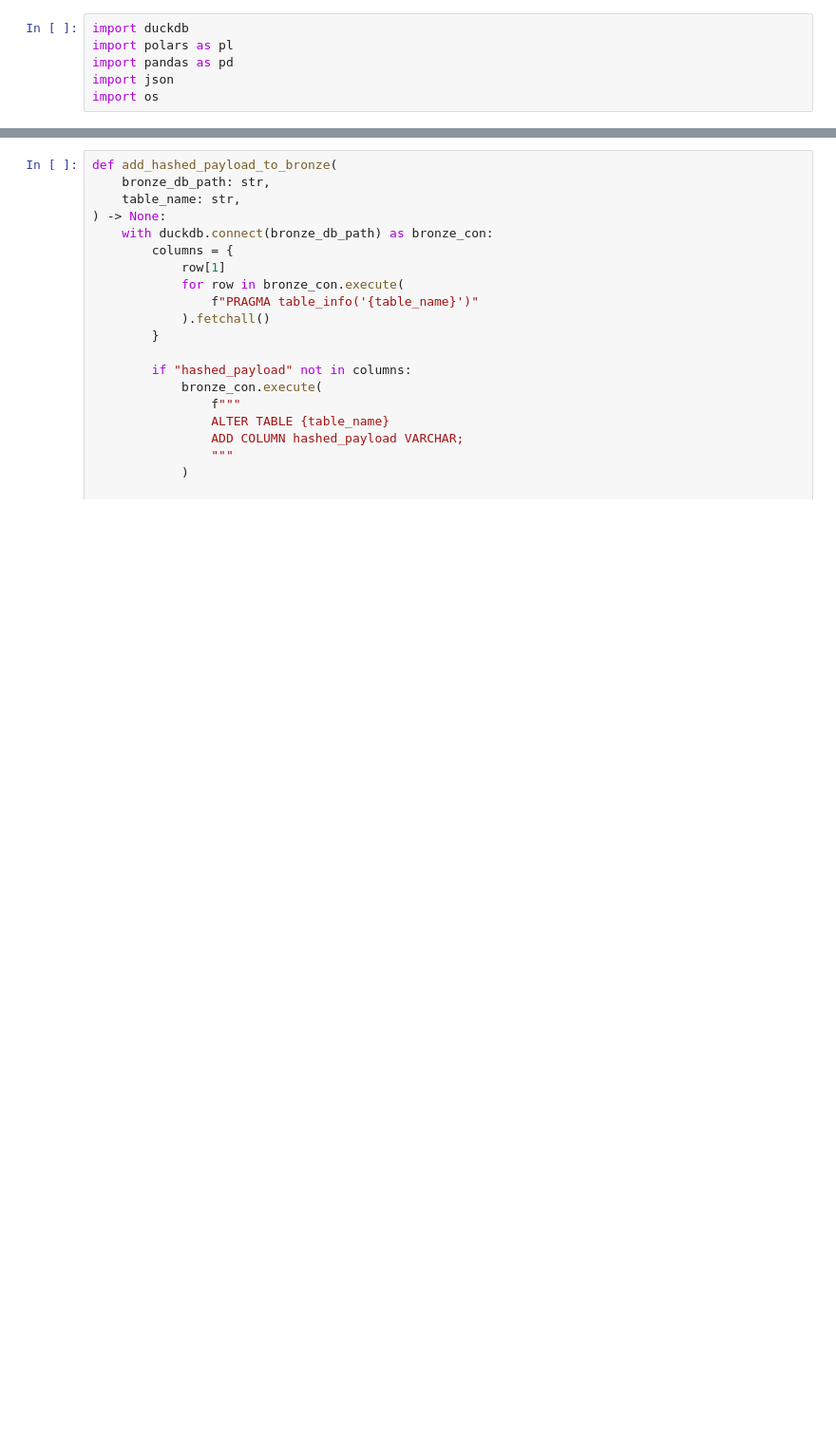
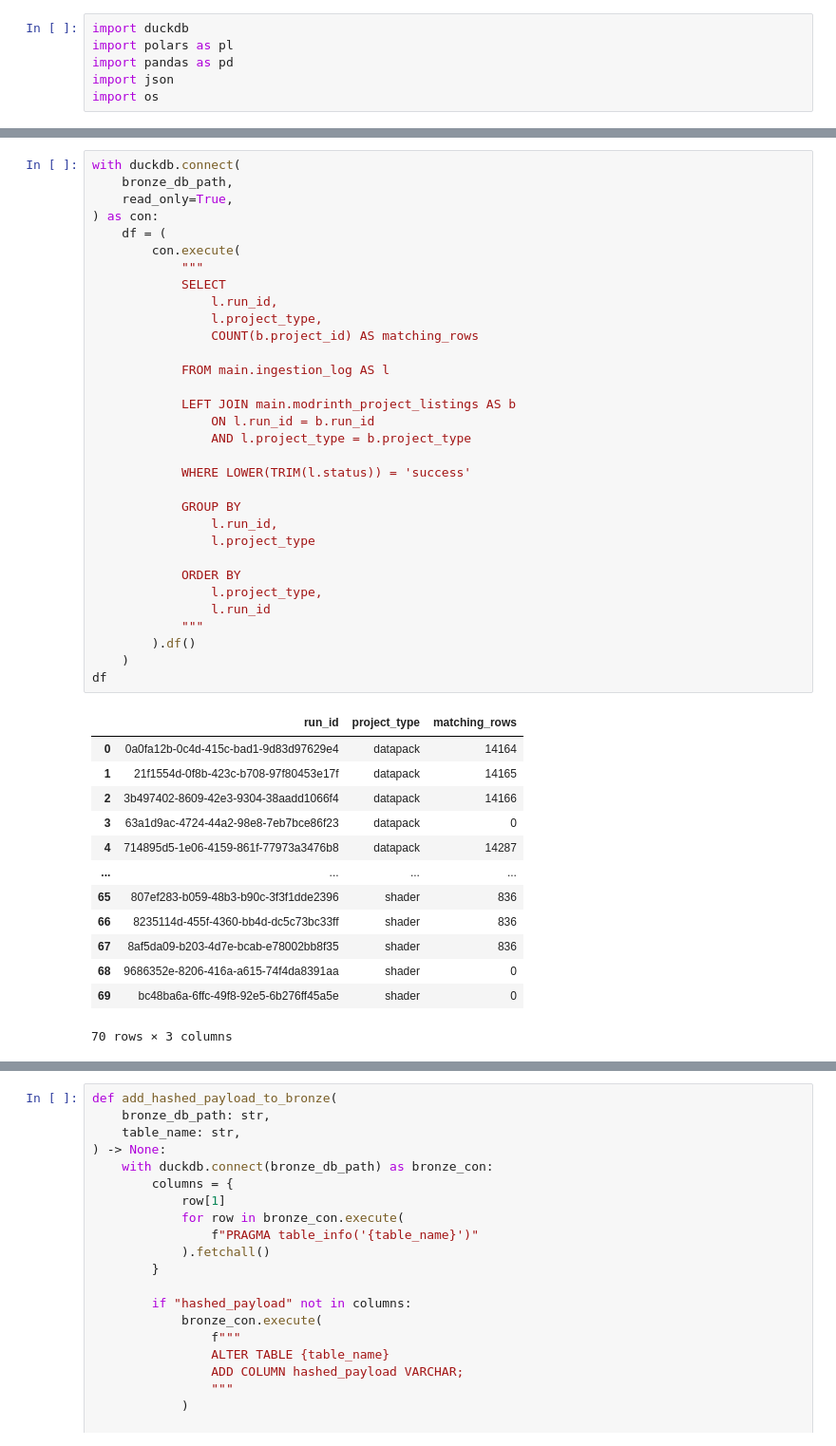
Before and after one commit to liamxaro/Minecraft-Data-Platform, a Jupyter notebook: sandbox/sandbox-db.ipynb, the cells around one changed output, grey strips where cells are left out. Shown at 95% size. Cells and saved outputs as stored; diff of their text form; blank space fills up the shorter version.

```diff
--- a/sandbox/sandbox-db.ipynb
+++ b/sandbox/sandbox-db.ipynb
@@ -6,0 +113,46 @@ import os
+# %%
+with duckdb.connect(
+    bronze_db_path,
+    read_only=True,
+) as con:
+    df = (
+        con.execute(
+            """
+            SELECT
+                l.run_id,
+                l.project_type,
+                COUNT(b.project_id) AS matching_rows
+
+            FROM main.ingestion_log AS l
+
+            LEFT JOIN main.modrinth_project_listings AS b
+                ON l.run_id = b.run_id
+                AND l.project_type = b.project_type
+
+            WHERE LOWER(TRIM(l.status)) = 'success'
+
+            GROUP BY
+                l.run_id,
+                l.project_type
+
+            ORDER BY
+                l.project_type,
+                l.run_id
+            """
+        ).df()
+    )
+df
+# %% [output]
+|  | run_id | project_type | matching_rows |
+| 0 | 0a0fa12b-0c4d-415c-bad1-9d83d97629e4 | datapack | 14164 |
+| 1 | 21f1554d-0f8b-423c-b708-97f80453e17f | datapack | 14165 |
+| 2 | 3b497402-8609-42e3-9304-38aadd1066f4 | datapack | 14166 |
+| 3 | 63a1d9ac-4724-44a2-98e8-7eb7bce86f23 | datapack | 0 |
+| 4 | 714895d5-1e06-4159-861f-77973a3476b8 | datapack | 14287 |
+| ... | ... | ... | ... |
+| 65 | 807ef283-b059-48b3-b90c-3f3f1dde2396 | shader | 836 |
+| 66 | 8235114d-455f-4360-bb4d-dc5c73bc33ff | shader | 836 |
+| 67 | 8af5da09-b203-4d7e-bcab-e78002bb8f35 | shader | 836 |
+| 68 | 9686352e-8206-416a-a615-74f4da8391aa | shader | 0 |
+| 69 | bc48ba6a-6ffc-49f8-92e5-6b276ff45a5e | shader | 0 |
+70 rows × 3 columns
```
Also changed, not shown: parts of 5 cells of this notebook, 18 other files.
